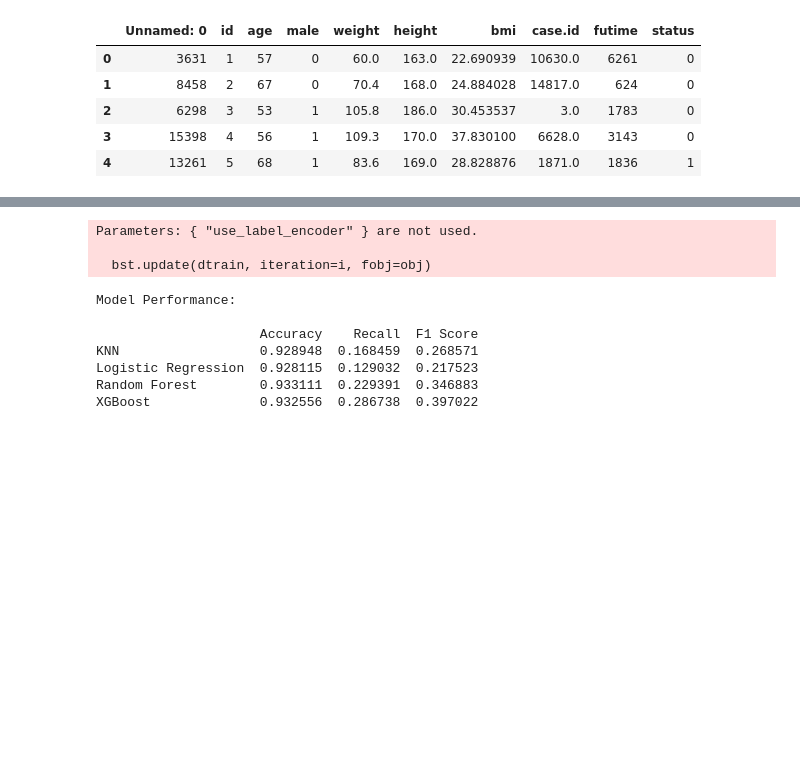
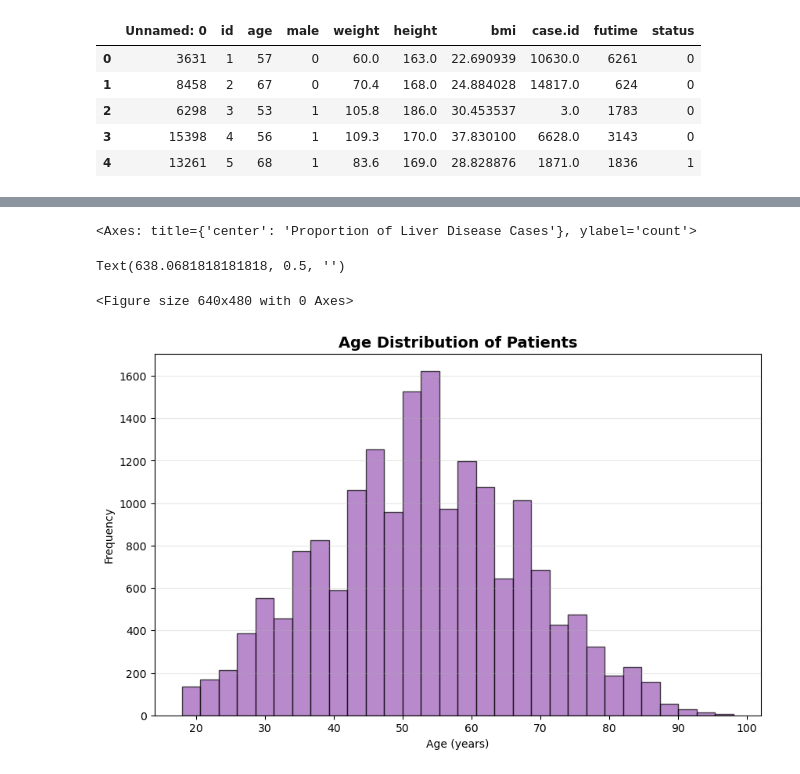
Before and after one commit to Pranay0702/liver_disease_prediction-, a Jupyter notebook: liverDiseasePrediction.ipynb, the cells around one changed output, grey strips where cells are left out. Drawn from its saved outputs; the diff is of its cells as text; code cells hidden in the pictures; blank space fills up the shorter version.

```diff
--- a/liverDiseasePrediction.ipynb
+++ b/liverDiseasePrediction.ipynb
@@ -56,40 +156,35 @@ X_test_scaled = scaler.transform(X_test)
 # %%
-models = {
-    "KNN": KNeighborsClassifier(n_neighbors=5),
-    "Logistic Regression": LogisticRegression(max_iter=1000),
-    "Random Forest": RandomForestClassifier(n_estimators=100, random_state=42),
-    "XGBoost": XGBClassifier(use_label_encoder=False, eval_metric="logloss")
-}
+# Visualization 2: Pie Chart
+colors = ['#3498db', '#e67e22']
+df[target_column].value_counts().plot(
+    kind="pie",
+    ax=axes[1],
+    autopct="%1.1f%%",
+    startangle=90,
+    colors=colors
+)
+# %% [output]
+<Axes: title={'center': 'Proportion of Liver Disease Cases'}, ylabel='count'>
 # %%
-results = {}
+axes[1].set_title("Proportion of Liver Disease Cases", fontsize=14, fontweight='bold')
+axes[1].set_ylabel("")
+# %% [output]
+Text(638.0681818181818, 0.5, '')
 # %%
-for name, model in models.items():
-    if name in ["KNN", "Logistic Regression"]:
-        model.fit(X_train_scaled, y_train)
-        y_pred = model.predict(X_test_scaled)
-    else:
-        model.fit(X_train, y_train)
-        y_pred = model.predict(X_test)
-
-    results[name] = {
-        "Accuracy": accuracy_score(y_test, y_pred),
-        "Recall": recall_score(y_test, y_pred),
-        "F1 Score": f1_score(y_test, y_pred)
-    }
+plt.tight_layout()
+plt.savefig('class_distribution.png', dpi=300, bbox_inches='tight')
+plt.show()
 # %% [output]
-Parameters: { "use_label_encoder" } are not used.
-
-  bst.update(dtrain, iteration=i, fobj=obj)
+<Figure size 640x480 with 0 Axes>
 # %%
-results_df = pd.DataFrame(results).T
-print("\nModel Performance:\n")
-print(results_df)
+plt.figure(figsize=(10, 6))
+plt.hist(df["age"], bins=30, color='#9b59b6', edgecolor='black', alpha=0.7)
+plt.title("Age Distribution of Patients", fontsize=14, fontweight='bold')
+plt.xlabel("Age (years)")
+plt.ylabel("Frequency")
+plt.grid(axis='y', alpha=0.3)
+plt.savefig('age_distribution.png', dpi=300, bbox_inches='tight')
+plt.show()
 # %% [output]
-Model Performance:
-
-                     Accuracy    Recall  F1 Score
-KNN                  0.928948  0.168459  0.268571
-Logistic Regression  0.928115  0.129032  0.217523
-Random Forest        0.933111  0.229391  0.346883
-XGBoost              0.932556  0.286738  0.397022
+[figure, added]
 # %%
```
Also changed, not shown: parts of 23 cells of this notebook, 9 other files.
